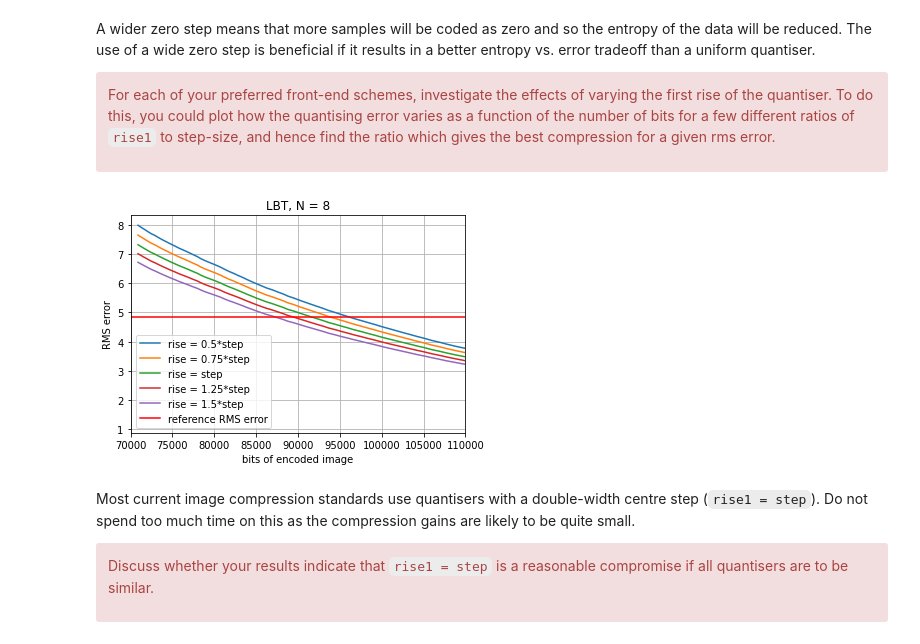
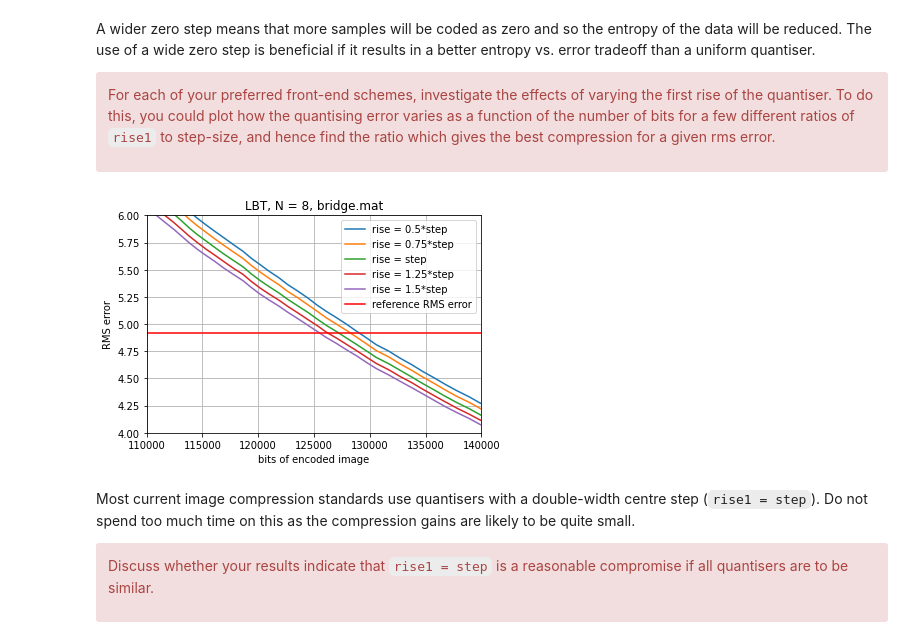
Before and after one commit to yichenhock/cued_sf2_lab, a Jupyter notebook: 10-11-selection-centre-clipped.ipynb, the cells around one changed output. Saved outputs shown, nothing was run; the diff lists cells and outputs as text; code cells hidden in the pictures.

```diff
--- a/10-11-selection-centre-clipped.ipynb
+++ b/10-11-selection-centre-clipped.ipynb
@@ -98,7 +98,7 @@ varies as a function of the number of bits for a few different ratios of
 `rise1` to step-size, and hence find the ratio which gives the
 best compression for a given rms error. </div>
 # %%
-X, _ = load_mat_img('lighthouse.mat', img_info='X')
+X, _ = load_mat_img('bridge.mat', img_info='X')
 X = X - 128.0
 
 N = 8
@@ -107,33 +107,34 @@ lbt = LBT(X, N)
 
 rises = [0.5, 0.75, 1, 1.25, 1.5]
 
 steps = np.linspace(5, 25, 100)
 
 ref_rms_err = lbt.target_rms
 
 def rise_plot(rise):
 
     bits_list = []
     err_list = []
 
     for step in steps:
         bits, err = lbt.enc_dec_quantise_rise(X, N, step, rise) # returns: bits, err
         bits_list.append(bits)
         err_list.append(err)
     return bits_list, err_list
 
 plt.plot(rise_plot(0.5)[0], rise_plot(0.5)[1], label = "rise = 0.5*step")
 plt.plot(rise_plot(0.75)[0], rise_plot(0.75)[1], label = "rise = 0.75*step")
 plt.plot(rise_plot(1)[0], rise_plot(1)[1], label = "rise = step")
 plt.plot(rise_plot(1.25)[0], rise_plot(1.25)[1], label = "rise = 1.25*step")
 plt.plot(rise_plot(1.5)[0], rise_plot(1.5)[1], label = "rise = 1.5*step")
 plt.axhline(y=ref_rms_err, color='r', linestyle='-', label = "reference RMS error")
-plt.xlim(70000, 110000)
+plt.xlim(110000, 140000)
+plt.ylim(4, 6)
 plt.xlabel("bits of encoded image")
 plt.ylabel("RMS error")
-plt.title("LBT, N = 8")
+plt.title("LBT, N = 8, bridge.mat")
 plt.legend()
 plt.grid()
 plt.show()
 # %% [output]
-[figure, old version]
+[figure, new version]
```
Also changed, not shown: parts of 1 cell of this notebook, 1 other file.
